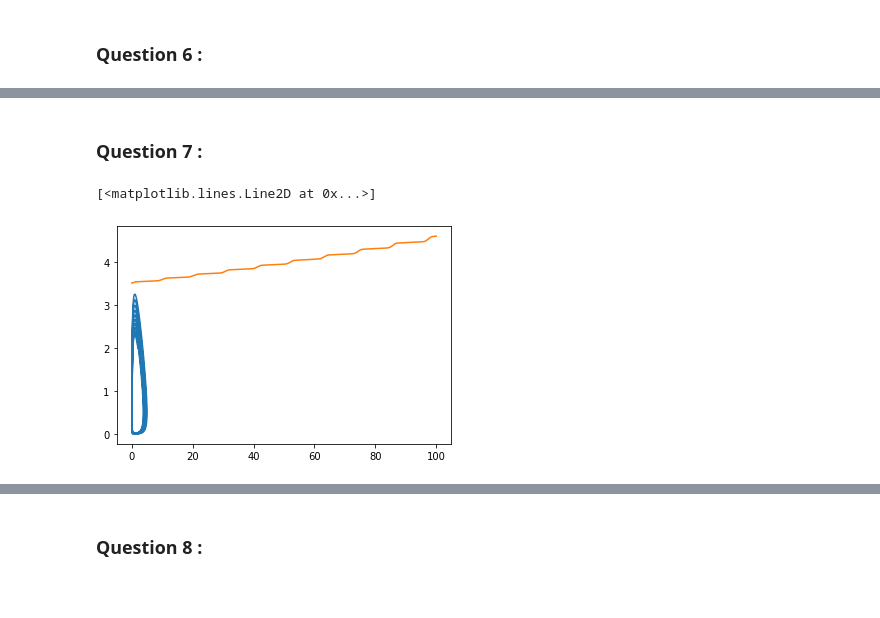
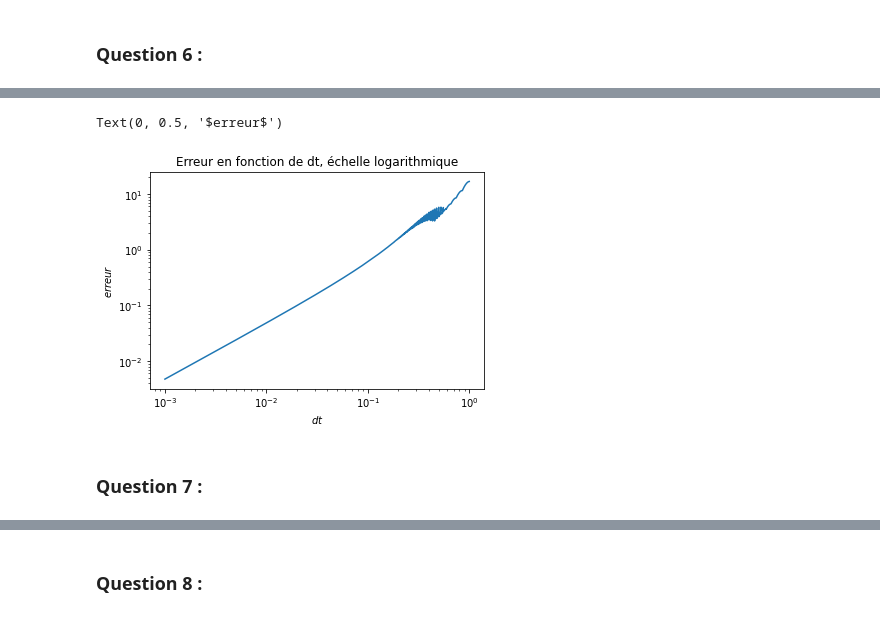
Before and after one commit to guillaumerichard2020/Proj-Num-2-Equa-diff, a Jupyter notebook: Projet Equations Différentielles .ipynb, the cells around one changed output, grey strips where cells are left out. Drawn from its saved outputs; the diff is of its cells as text; code cells hidden in the pictures.

```diff
--- a/Projet Equations Différentielles .ipynb
+++ b/Projet Equations Différentielles .ipynb
@@ -233,3 +243,24 @@ plt.yscale('log')
+# %%
+def erreur(ech):
+    err=np.zeros(ech.size)
+    for i in range(ech.size):
+        t,x = solve_euler_explicit(f2,[0,1],ech[i],0,10)
+        err[i] = max(np.abs(x[::,1]-np.cos(t)))
+    return err
+
+ech=np.linspace(0.001,1,1000)
+
+plt.plot(ech,erreur(ech))
+
+plt.xscale('log')
+plt.yscale('log')
+
+plt.title("Erreur en fonction de dt, échelle logarithmique")
+plt.xlabel("$dt$")
+plt.ylabel("$erreur$")
+# %% [output]
+Text(0, 0.5, '$erreur$')
+[figure, added]
 # %% [markdown]
 ### Question 7 :
 # %%
@@ -237,7 +268,6 @@ a,b,g,d = 2/3, 4/3, 1, 1
 
 def f(t,x):
     return [x[0]*(a-b*x[1]),-x[1]*(g-d*x[0])]
-
 
 
 def solve_euler_explicit(f,x0,dt,t0,tf):
@@ -250,22 +280,3 @@ def solve_euler_explicit(f,x0,dt,t0,tf):
         t[i]=t[i-1]+dt
         x[i]=x[i-1]+dt*np.array(f(t[i-1],x[i-1]))
     return t,x
-
-
-t,x = solve_euler_explicit(f,[2,2],0.01,0,100)
-
-
-
-#plt.plot(t,x[::,0])
-#plt.plot(t,x[::,1])
-plt.plot(x[::,0],x[::,1])
-
-
-def H(x,y):
-    return d*x-g*np.log(x)+b*y-a*np.log(y)
-
-
-plt.plot(t,H(x[::,0],x[::,1]))
-# %% [output]
-[<matplotlib.lines.Line2D at 0x...>]
-[figure, removed]
```
Also changed, not shown: parts of 13 cells of this notebook.
